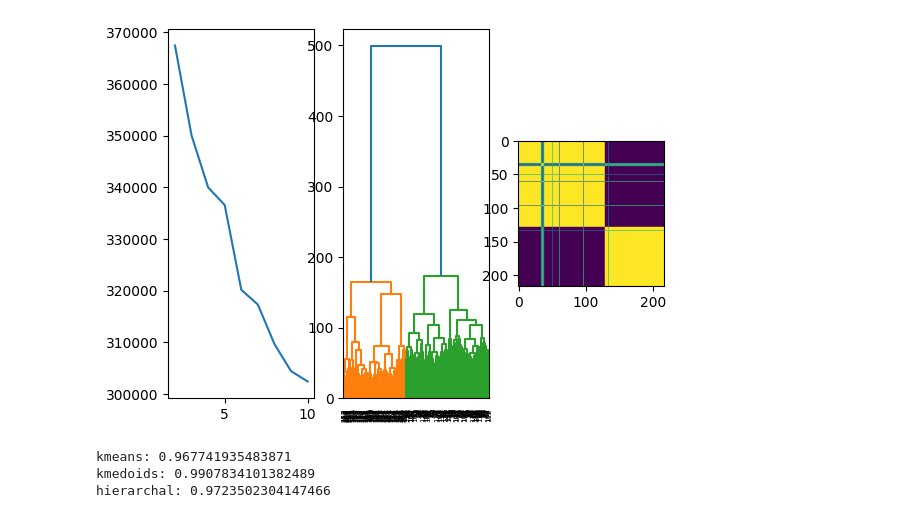
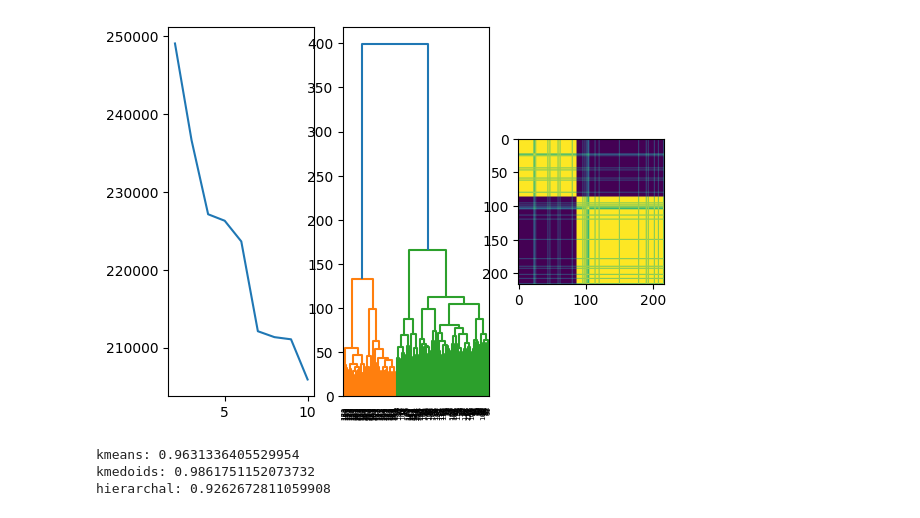
Before and after one commit to tylerksoong/clusteringhw, a Jupyter notebook: tcga_test.ipynb, the cells around one changed output. Cells and saved outputs as stored; diff of their text form; code cells hidden in the pictures.

```diff
--- a/tcga_test.ipynb
+++ b/tcga_test.ipynb
@@ -3,14 +3,14 @@ from cluster_pipeline import pipeline
 # %%
 import pandas as pd
 import numpy as np
 
 df = pd.read_csv('TCGA_example.txt',sep=" ")
 train_df = df.drop("Subtype", axis=1)
-train_df = train_df.sample(n=1500, axis=1)
+train_df = train_df.sample(n=1000, axis=1)
 
 results = pipeline(train_df, 2)
 # %% [output]
-[figure, old version]
+[figure, new version]
 # %%
 truth = (df['Subtype'] == 'Basal').astype(int)
 
@@ -22,6 +22,6 @@ for method in ['kmeans', 'kmedoids', 'hierarchal']:
     else:
         print(f"{method}: {score}")
 # %% [output]
-kmeans: 0.967741935483871
-kmedoids: 0.9907834101382489
-hierarchal: 0.9723502304147466
+kmeans: 0.9631336405529954
+kmedoids: 0.9861751152073732
+hierarchal: 0.9262672811059908
```
Also changed, not shown: 2 other files.
